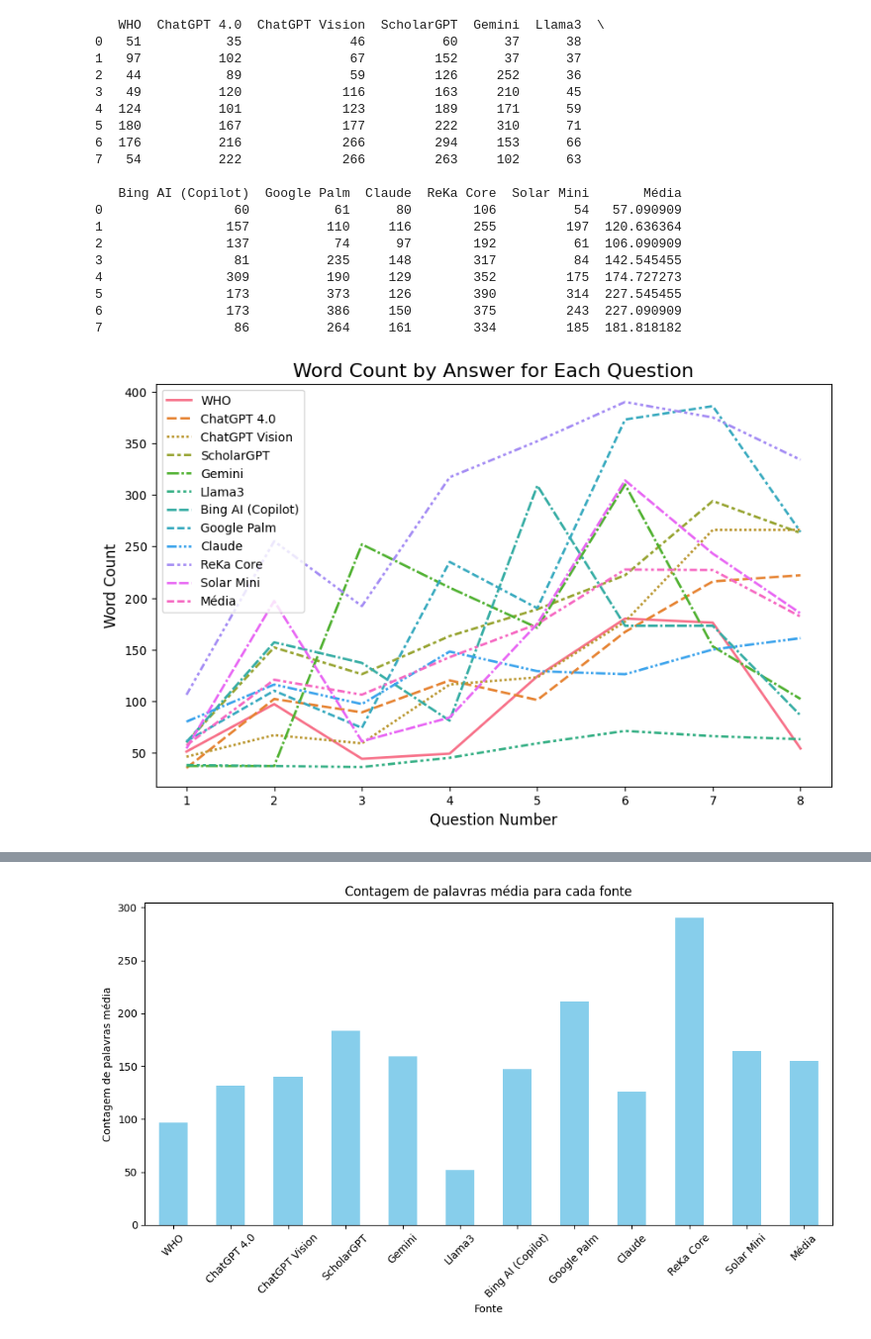
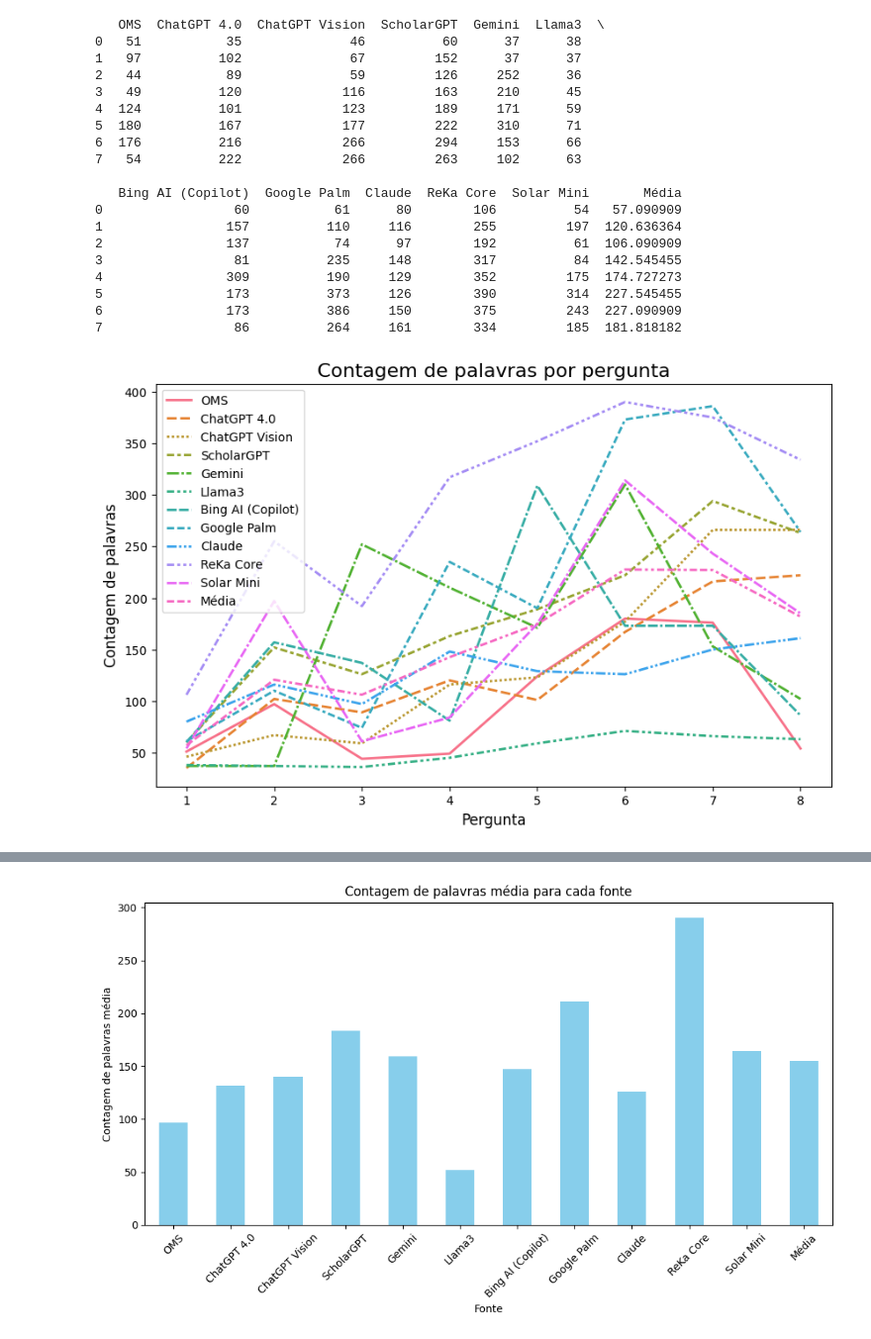
Before and after one commit to gskumlehn/autism-info-llm-comparison, a Jupyter notebook: count.ipynb, the cells around one changed output, grey strips where cells are left out. Shown at 99% size. Drawn from its saved outputs; the diff is of its cells as text; code cells hidden in the pictures.

```diff
--- a/count.ipynb
+++ b/count.ipynb
@@ -37,14 +22,11 @@ def word_count(text):
     return len(text.split())
 
 word_count_df = answers.map(word_count)
-
-word_count_question_means = word_count_df.mean(axis=1)
-
-word_count_df["Média"] = word_count_question_means
+word_count_df["Média"] = word_count_df.mean(axis=1)
 
 print(word_count_df)
 # %% [output]
-   WHO  ChatGPT 4.0  ChatGPT Vision  ScholarGPT  Gemini  Llama3  \
+   OMS  ChatGPT 4.0  ChatGPT Vision  ScholarGPT  Gemini  Llama3  \
 0   51           35              46          60      37      38
 1   97          102              67         152      37      37
 2   44           89              59         126     252      36
@@ -64,21 +46,16 @@ print(word_count_df)
 6                173          386     150        375         243  227.090909
 7                 86          264     161        334         185  181.818182
 # %%
-import matplotlib.pyplot as plt
-import seaborn as sns
-import pandas as pd
-
-
 plt.figure(figsize=(10, 6))
 
 sns.set_palette("crest")
 sns.lineplot(data=word_count_df, linewidth=2)
 
-plt.title("Word Count by Answer for Each Question", fontsize=16)
-plt.xlabel("Question Number", fontsize=12)
-plt.ylabel("Word Count", fontsize=12)
+plt.title("Contagem de palavras por pergunta", fontsize=16)
+plt.xlabel("Pergunta", fontsize=12)
+plt.ylabel("Contagem de palavras", fontsize=12)
 plt.xticks(ticks=range(8), labels=[str(i+1) for i in range(8)])
 
 plt.show()
 # %% [output]
-[figure, old version]
+[figure, new version]
```
Also changed, not shown: parts of 18 cells of this notebook.
